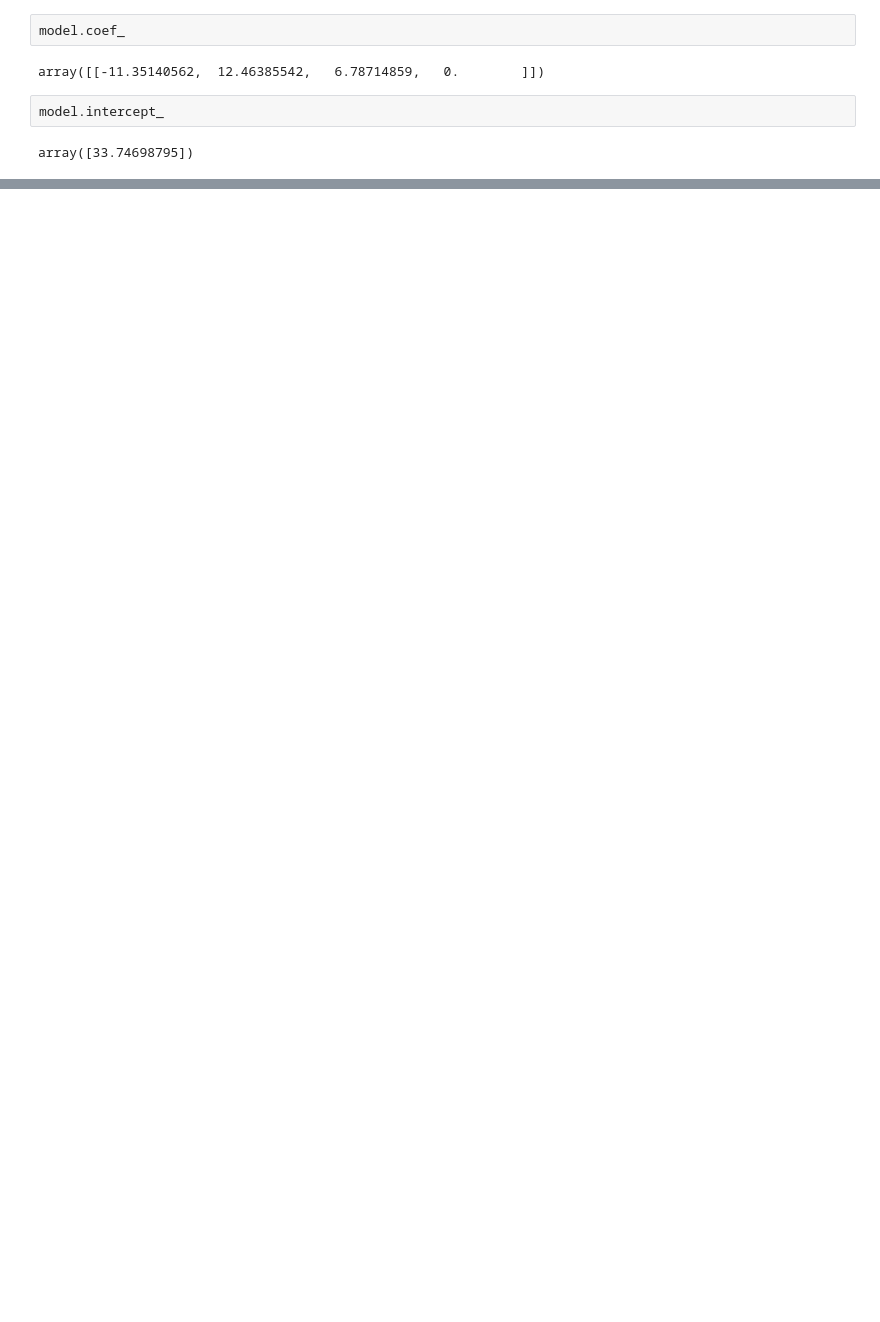
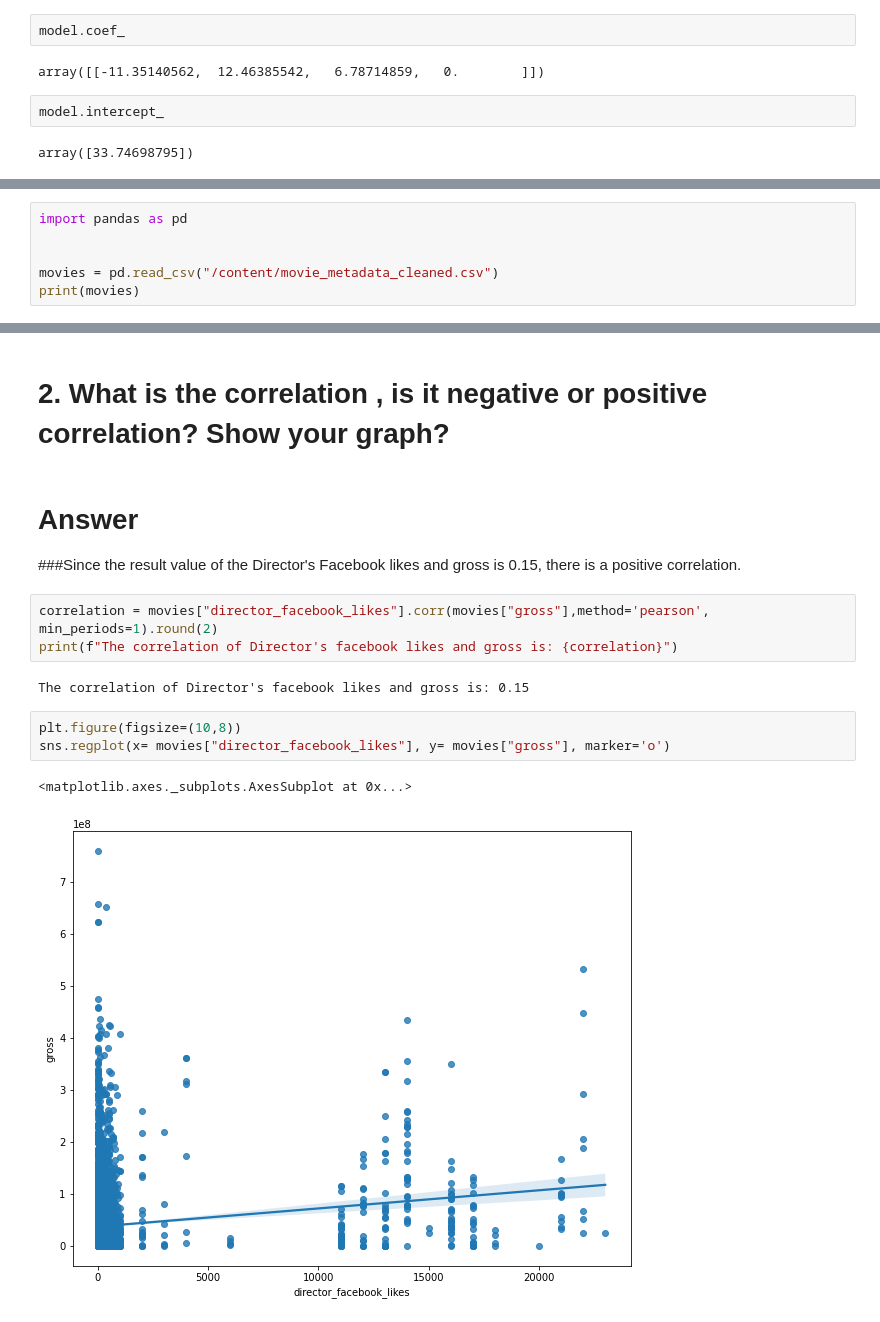
Before and after one commit to jericgiron/AIDA-2, a Jupyter notebook: GIRON_CORRELATION.ipynb, the cells around one changed output, grey strips where cells are left out. Cells and saved outputs as stored; diff of their text form; blank space fills up the shorter version.

```diff
--- a/GIRON_CORRELATION.ipynb
+++ b/GIRON_CORRELATION.ipynb
@@ -575,0 +581,6 @@ array([33.74698795])
+# %%
+import pandas as pd
+
+
+movies = pd.read_csv("/content/movie_metadata_cleaned.csv")
+print(movies)
@@ -575,0 +654,16 @@ array([33.74698795])
+# %% [markdown]
+# 2. What is the correlation , is it negative or positive correlation? Show your graph?
+# %% [markdown]
+# Answer <br>
+###Since the result value of the Director's Facebook likes and gross is 0.15, there is a positive correlation.
+# %%
+correlation = movies["director_facebook_likes"].corr(movies["gross"],method='pearson', min_periods=1).round(2)
+print(f"The correlation of Director's facebook likes and gross is: {correlation}")
+# %% [output]
+The correlation of Director's facebook likes and gross is: 0.15
+# %%
+plt.figure(figsize=(10,8))
+sns.regplot(x= movies["director_facebook_likes"], y= movies["gross"], marker='o')
+# %% [output]
+<matplotlib.axes._subplots.AxesSubplot at 0x...>
+[figure, added]
```
Also changed, not shown: parts of 34 cells of this notebook.
